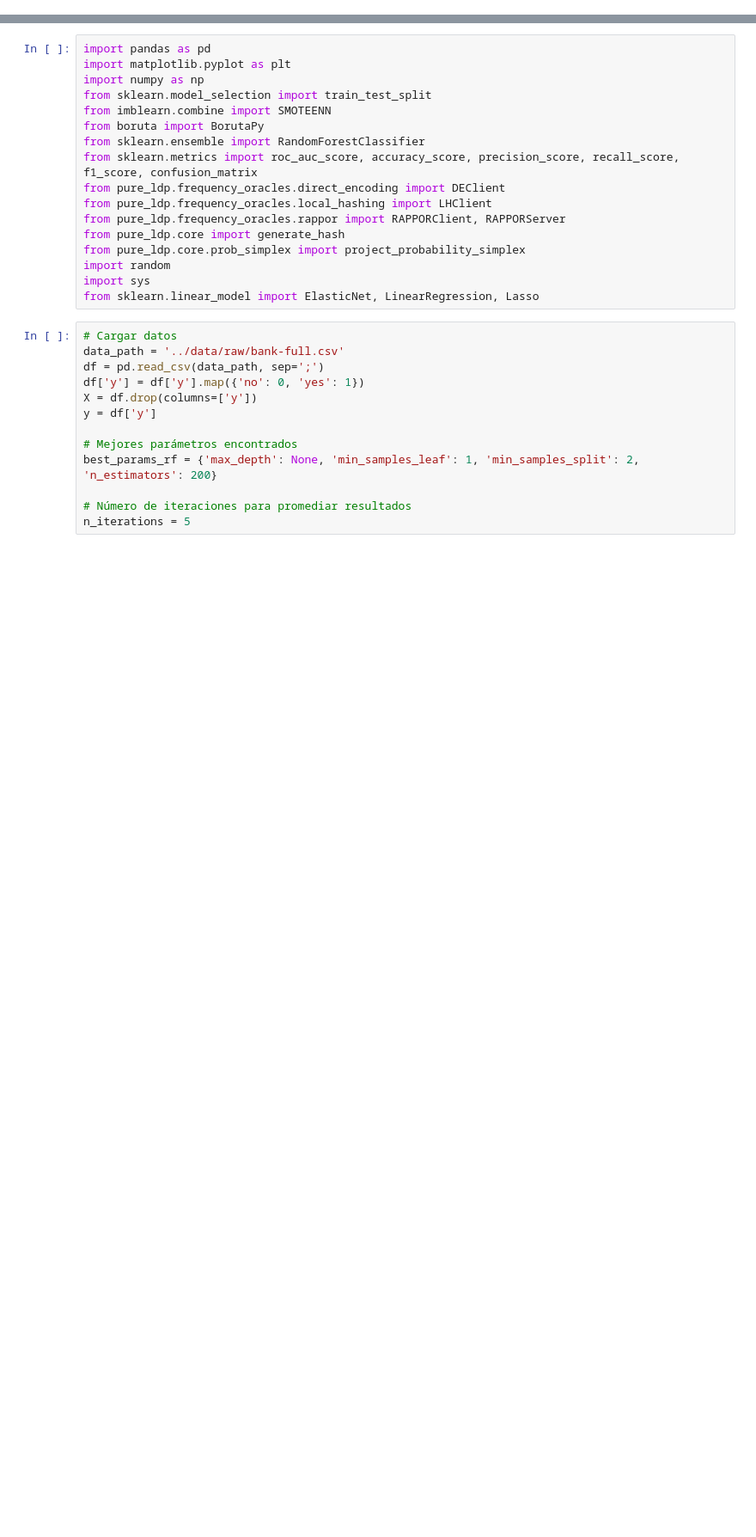
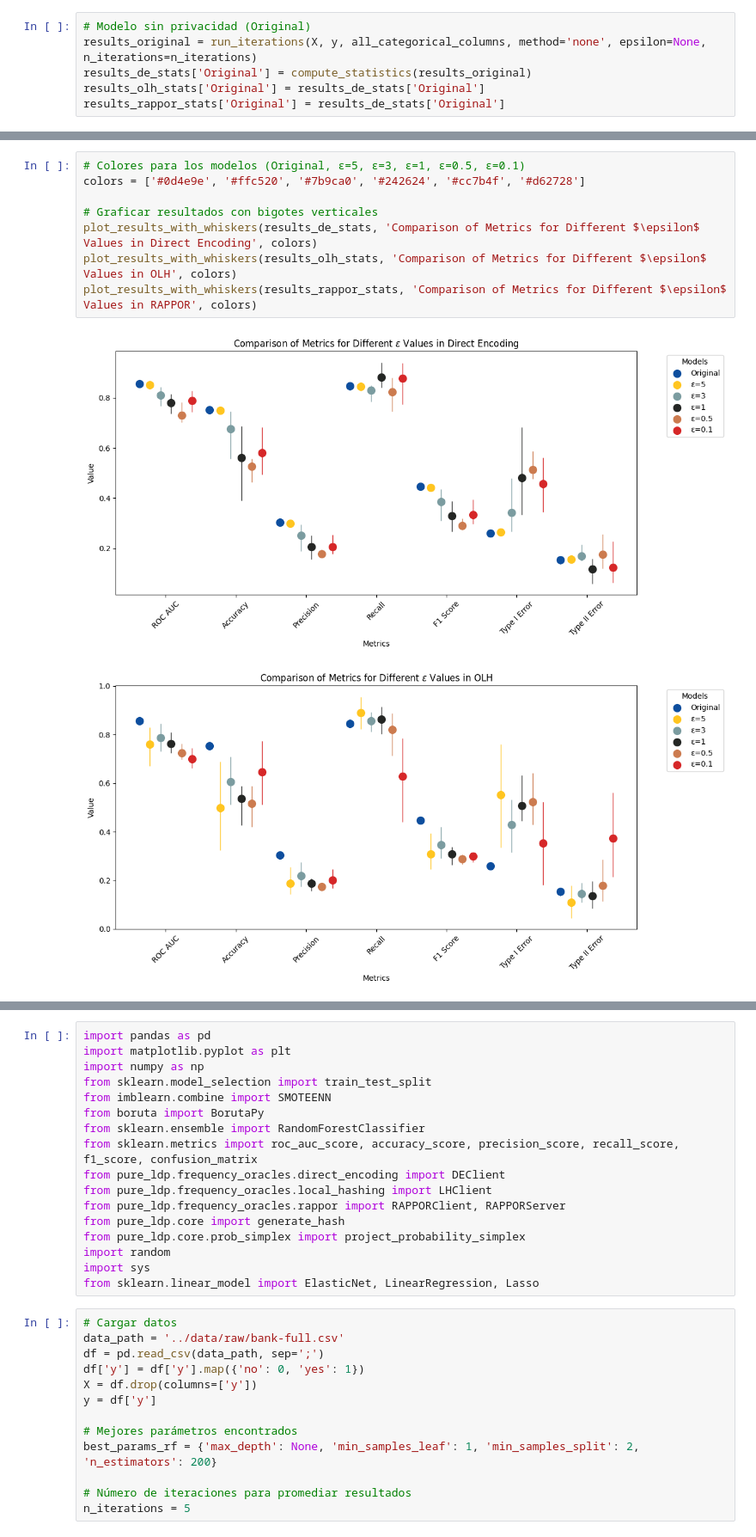
Before and after one commit to despinosaa/differential-privacy-banking-sector, a Jupyter notebook: notebooks/full_local_dp.ipynb, the cells around one changed output, grey strips where cells are left out. Shown at 86% size. Saved outputs shown, nothing was run; the diff lists cells and outputs as text; blank space fills up the shorter version.

```diff
--- a/notebooks/full_local_dp.ipynb
+++ b/notebooks/full_local_dp.ipynb
@@ -0,0 +346,6 @@
+# %%
+# Modelo sin privacidad (Original)
+results_original = run_iterations(X, y, all_categorical_columns, method='none', epsilon=None, n_iterations=n_iterations)
+results_de_stats['Original'] = compute_statistics(results_original)
+results_olh_stats['Original'] = results_de_stats['Original']
+results_rappor_stats['Original'] = results_de_stats['Original']
@@ -0,0 +386,11 @@
+# %%
+# Colores para los modelos (Original, ε=5, ε=3, ε=1, ε=0.5, ε=0.1)
+colors = ['#0d4e9e', '#ffc520', '#7b9ca0', '#242624', '#cc7b4f', '#d62728']
+
+# Graficar resultados con bigotes verticales
+plot_results_with_whiskers(results_de_stats, 'Comparison of Metrics for Different $\epsilon$ Values in Direct Encoding', colors)
+plot_results_with_whiskers(results_olh_stats, 'Comparison of Metrics for Different $\epsilon$ Values in OLH', colors)
+plot_results_with_whiskers(results_rappor_stats, 'Comparison of Metrics for Different $\epsilon$ Values in RAPPOR', colors)
+# %% [output]
+[figure, added]
+[figure, added]
```
Also changed, not shown: parts of 14 cells of this notebook, 6 other files.
